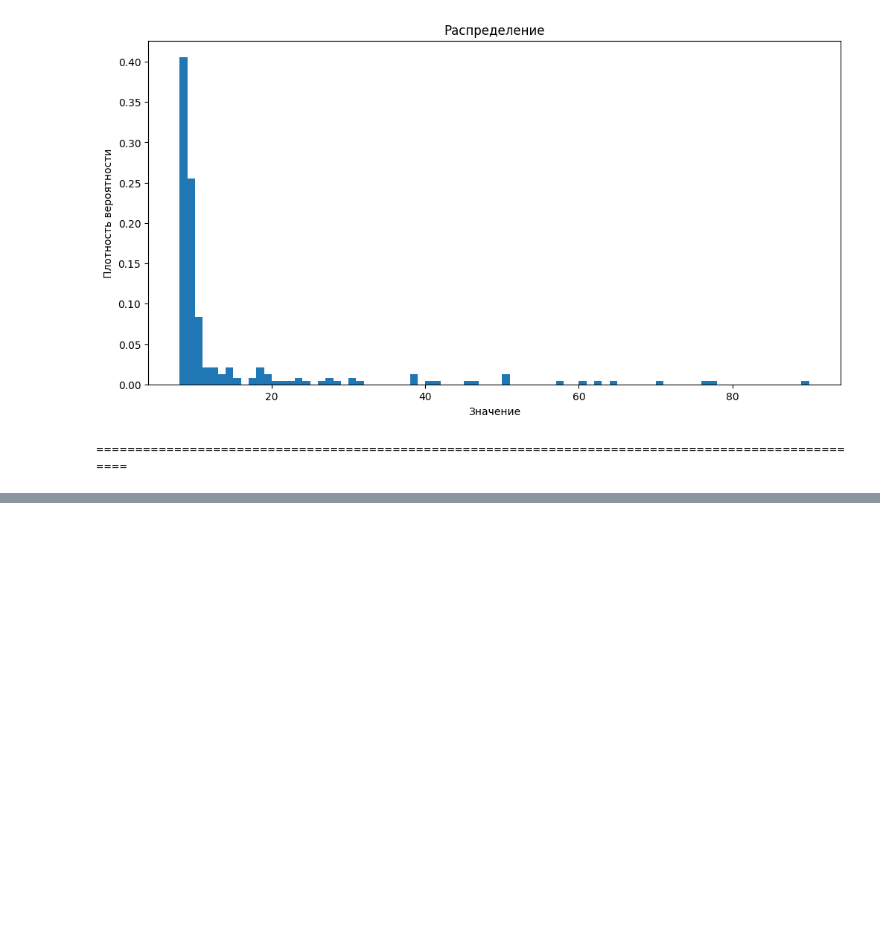
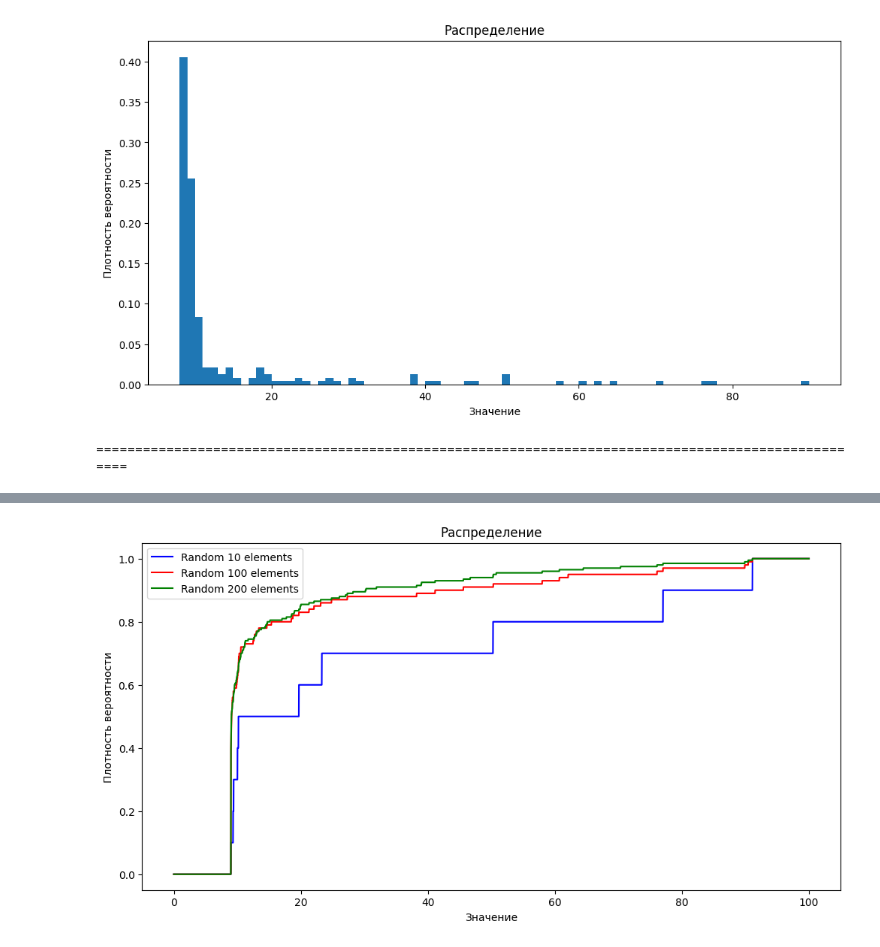
Before and after one commit to Numillyash/matstat-coursework, a Jupyter notebook: lognorm.ipynb, the cells around one changed output, grey strips where cells are left out. Cells and saved outputs as stored; diff of their text form; code cells hidden in the pictures; blank space fills up the shorter version.

```diff
--- a/lognorm.ipynb
+++ b/lognorm.ipynb
@@ -176,0 +155,50 @@ plt.show()
+# %%
+# плотность вероятности
+
+import numpy as np
+import random as rnd
+
+def Heviside(x):
+    if(x<0):
+        return 0
+    return 1
+
+def f_hat(x, dataSet: Statistics):
+    s = 0
+    for xi in sorted(dataSet.dataArr):
+        s += Heviside(x-xi)
+    return s/dataSet.dataLen
+
+def getRandomArr(dataSet: Statistics, len):
+    result= rnd.sample(dataSet.dataArr, len)
+    return result
+
+dataRand_10 = getRandomArr(classedCutData, 10)
+classedRandData_10 = Statistics(dataRand_10, 'Random 10 elements')
+dataRand_100 = getRandomArr(classedCutData, 100)
+classedRandData_100 = Statistics(dataRand_100, 'Random 100 elements')
+dataRand_200 = getRandomArr(classedCutData, 200)
+classedRandData_200 = Statistics(dataRand_200, 'Random 200 elements')
+
+step = 100
+X = [a/step for a in range(0, 100*step)]
+Y_10 = [f_hat(a, classedRandData_10) for a in X]
+Y_100 = [f_hat(a, classedRandData_100) for a in X]
+Y_200 = [f_hat(a, classedRandData_200) for a in X]
+
+fig, ax = plt.subplots(figsize=(12, 6))
+ax.plot(X, Y_10, color='blue', label=f'{classedRandData_10.dataName}')
+ax.plot(X, Y_100, color='red', label=f'{classedRandData_100.dataName}')
+ax.plot(X, Y_200, color='green', label=f'{classedRandData_200.dataName}')
+
+
+# Настройка внешнего вида графика
+ax.set_xlabel('Значение')
+ax.set_ylabel('Плотность вероятности')
+ax.set_title('Распределение')
+ax.legend()
+
+# Вывод графика на экран
+plt.show()
+# %% [output]
+[figure, added]
```
Also changed, not shown: parts of 2 cells of this notebook, 1 other file.
